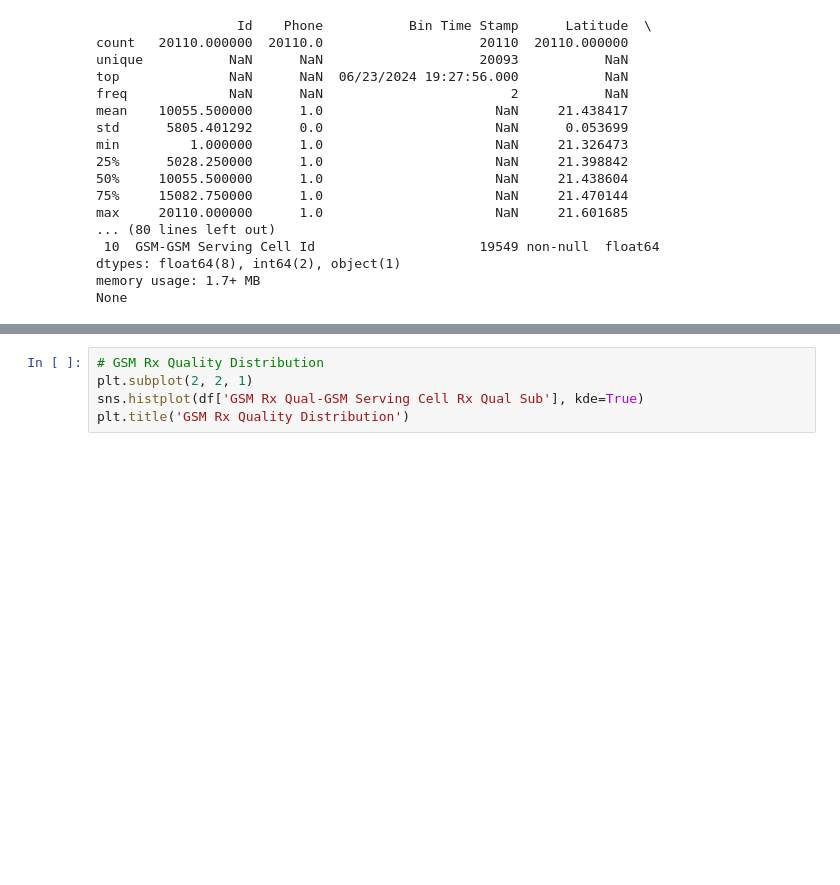
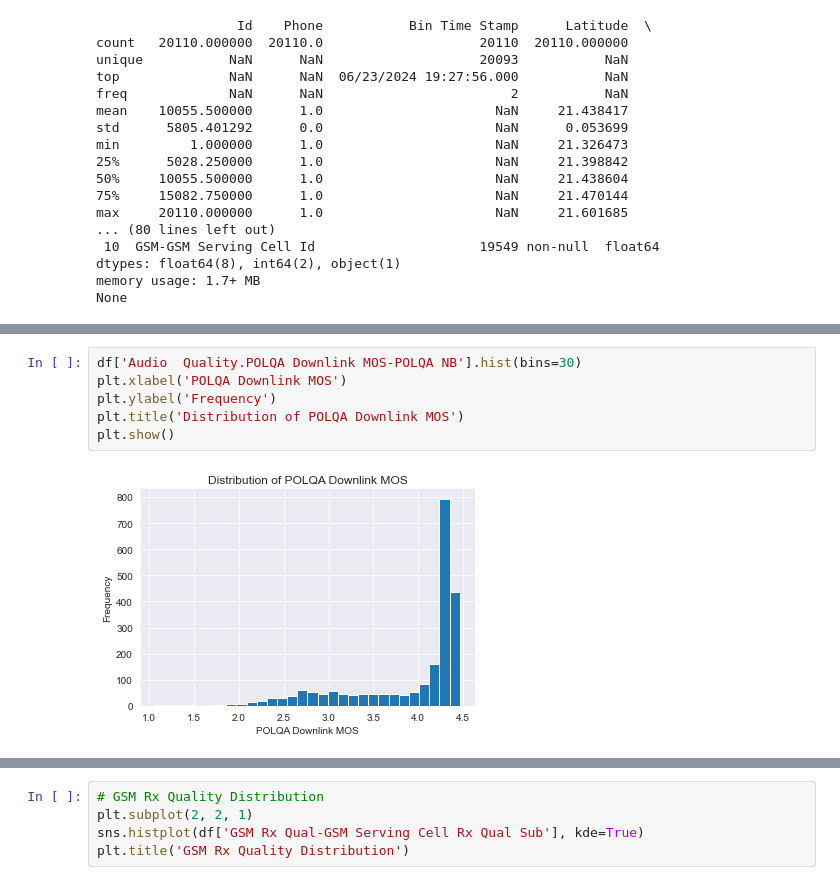
Before and after one commit to Liloiscracked/Predicting-Model-, a Jupyter notebook: 2g/analysis.ipynb, the cells around one changed output, grey strips where cells are left out. Cells and saved outputs as stored; diff of their text form; blank space fills up the shorter version.

```diff
--- a/2g/analysis.ipynb
+++ b/2g/analysis.ipynb
@@ -59,0 +84,8 @@ None
+# %%
+df['Audio  Quality.POLQA Downlink MOS-POLQA NB'].hist(bins=30)
+plt.xlabel('POLQA Downlink MOS')
+plt.ylabel('Frequency')
+plt.title('Distribution of POLQA Downlink MOS')
+plt.show()
+# %% [output]
+[figure, added]
```
Also changed, not shown: parts of 12 cells of this notebook.
